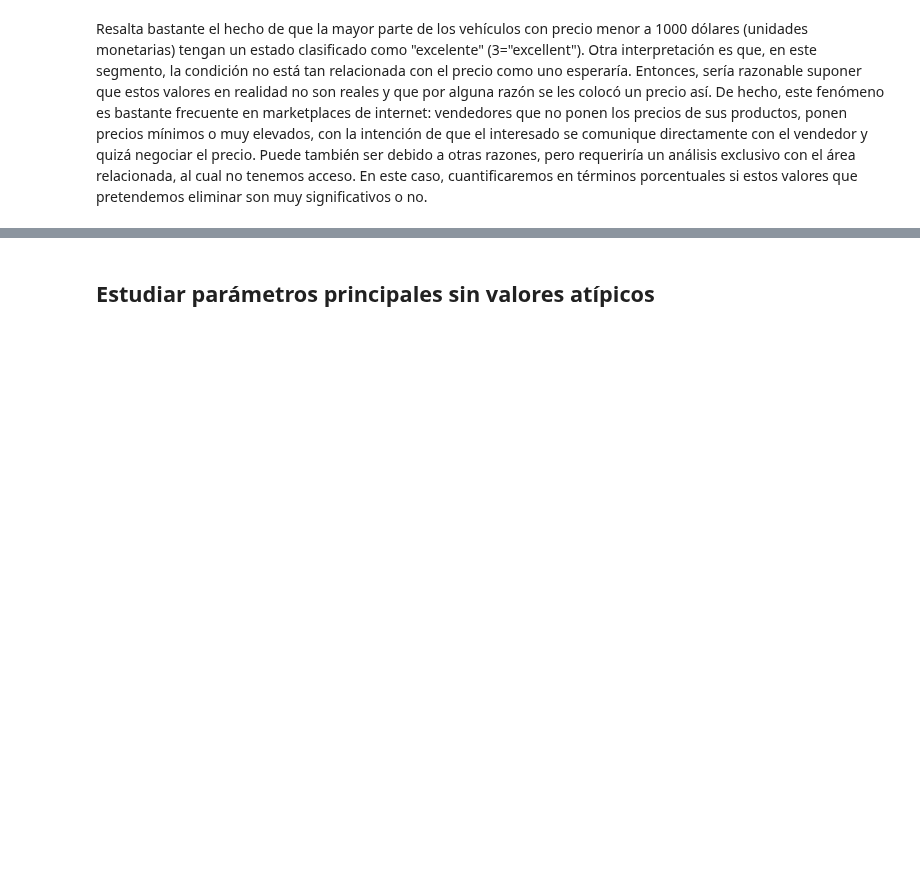
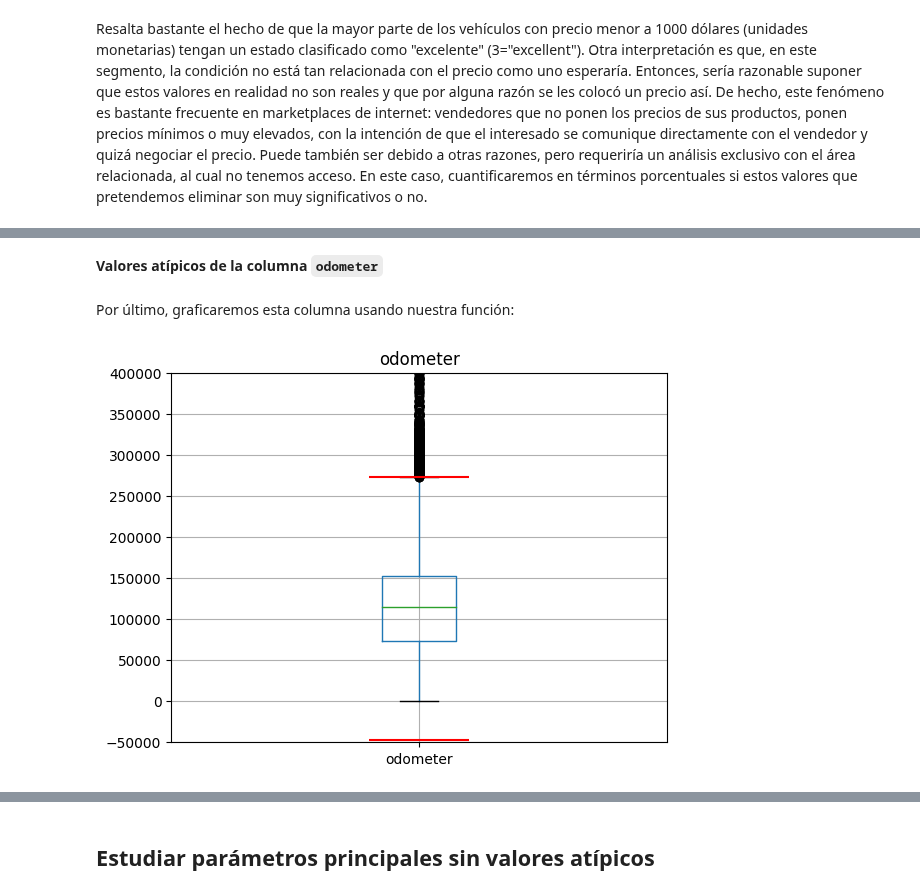
Before and after one commit to ChristianMartinezCaceres/Practicum-portfolio, a Jupyter notebook: 03_vehicle_price_Analysis/vehicle_price_analysis_notebook.ipynb, the cells around one changed output, grey strips where cells are left out. Saved outputs shown, nothing was run; the diff lists cells and outputs as text; code cells hidden in the pictures; blank space fills up the shorter version.

```diff
--- a/03_vehicle_price_Analysis/vehicle_price_analysis_notebook.ipynb
+++ b/03_vehicle_price_Analysis/vehicle_price_analysis_notebook.ipynb
@@ -1136,0 +1141,8 @@ Name: condition, dtype: int64
+# %% [markdown]
+**Valores atípicos de la columna `odometer`**
+# %% [markdown]
+Por último, graficaremos esta columna usando nuestra función:
+# %%
+graph_boxplots(cars, 'odometer', y_axis=(-50000, 400000))
+# %% [output]
+[figure, added]
```
Also changed, not shown: parts of 32 cells of this notebook.
